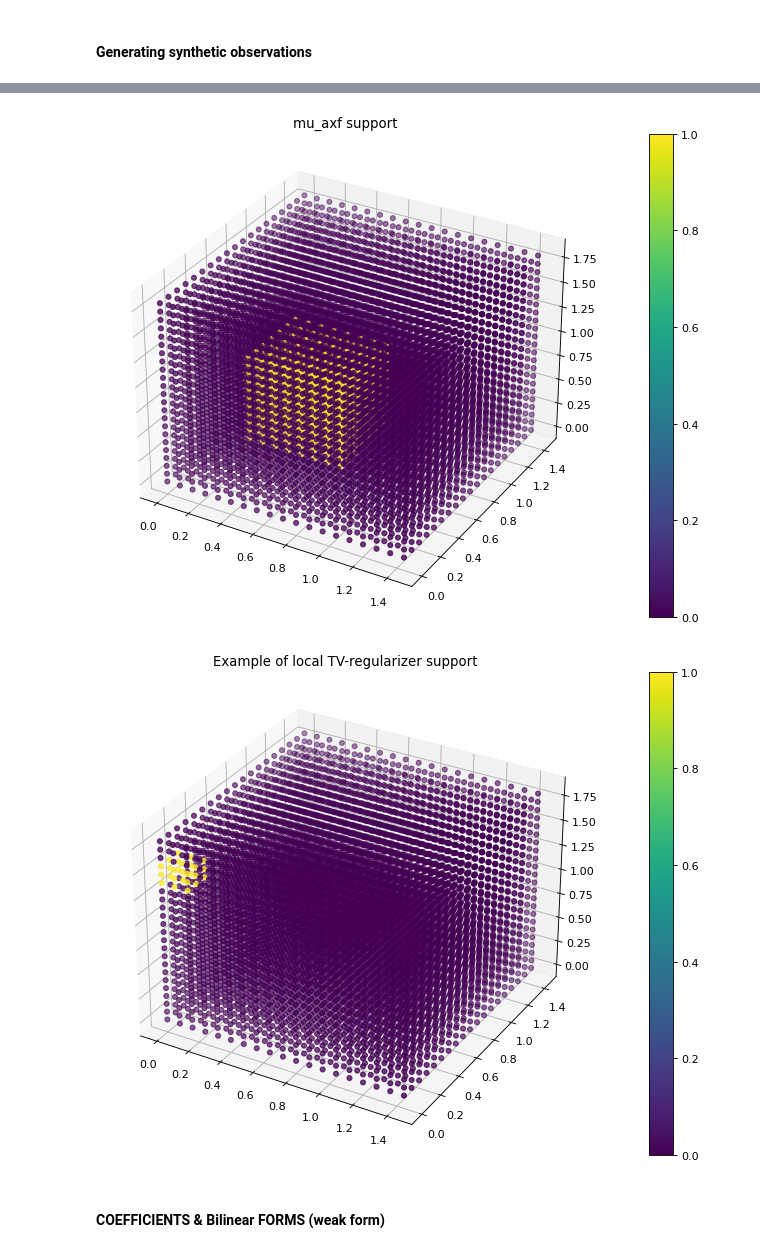
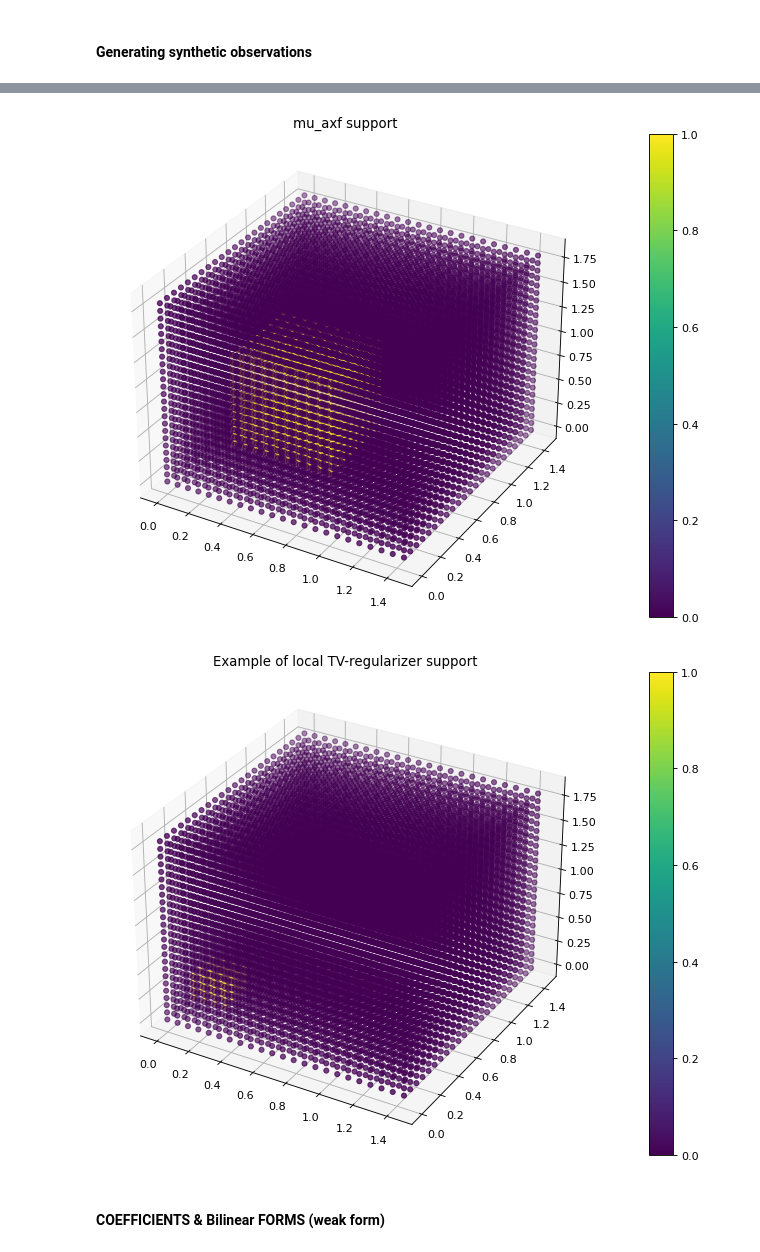
Before and after one commit to IBM/DOT, a Jupyter notebook: FDOTsynt-SrcEst-KLdiv-Scaled-cvxpy-mosek.ipynb, the cells around one changed output, grey strips where cells are left out. Cells and saved outputs as stored; diff of their text form; code cells hidden in the pictures.

```diff
--- a/FDOTsynt-SrcEst-KLdiv-Scaled-cvxpy-mosek.ipynb
+++ b/FDOTsynt-SrcEst-KLdiv-Scaled-cvxpy-mosek.ipynb
@@ -62,9 +62,9 @@ if PROBLEM == '2D':
 if PROBLEM == '3D':
 #     geometry = mshr.Cylinder(fem.Point((lb_x+rb_x)/2,(lb_y+rb_y)/2,lb_z), fem.Point((lb_x+rb_x)/2,(lb_y+rb_y)/2,rb_z), radius, radius)
 #     mesh = mshr.generate_mesh(geometry, 15)
-    Nel_x = 18#16#14
-    Nel_y = 18#16#14
-    Nel_z = 22#20#16
+    Nel_x = 22#16#14
+    Nel_y = 22#16#14
+    Nel_z = 24#20#16
 
 mesh = fem.BoxMesh(fem.Point(lb_x, lb_y, lb_z), fem.Point(rb_x, rb_y, rb_z), Nel_x, Nel_y, Nel_z)
 elements = 'tetrahedron'
@@ -123,11 +123,11 @@ Q  = fem.FunctionSpace(mesh, P1)
 # W = fem.FunctionSpace(mesh, mixed_el2)
 # %%
 #DEFINE SUPPORT OF mu_axf - a polytope in the form [x_l,x_r] x [y_l,y_r] x [z_l, z_r]
-y_r = 0.2*4
+y_r = 0.8#1.2
 y_l = 0.25
 
-x_r = 0.9
-x_l = 0.25
+x_r = 0.9#1.2
+x_l = 0.25#0.2
 
 z_l = 0.25
 z_r = (0.3+0.1)*3
@@ -149,39 +149,39 @@ def InsideCube(x,y,z,lb,rb):
         cond_y = (y < rb[1] and y >= lb[1])
 
     if rb[2] == rb_z:
         cond_z = (z <= rb[2] and z >= lb[2])
     else:
         cond_z = (z < rb[2] and z >= lb[2])
 
     if cond_x and cond_y and cond_z:
         return 1
     return 0
 
 dofs = Q.tabulate_dof_coordinates()
 
 for i in range(dofs.shape[0]):
     if InsideCube(dofs[i,0],dofs[i,1],dofs[i,2],[x_l,y_l,z_l],[x_r,y_r,z_r]):
         XiPhantom.vector()[i] = 1
     else:
         XiPhantom.vector()[i] = 0
 
 # for i in range(dofs.shape[0]):
 #     if dofs[i,2]<=0.3 and dofs[i,2]> 0.0005 and InsideSquare1(dofs[i,0],dofs[i,1]):
 #         XiPhantom.vector()[i] = 1
 #     else:
 #         XiPhantom.vector()[i] = 0
 
 plt.figure(num=None, figsize=(20, 8), dpi=80, facecolor='w', edgecolor='k')
 img = fem.plot(XiPhantom)
 plt.colorbar(img)
 tmp = plt.title('mu_axf support')
 # %% [output]
-[figure, old version]
+[figure, new version]
 # %%
 # DEFINE supports for local Total Variation regularization
-Nc_x = 8
-Nc_y = 8
-Nc_z = 8
+Nc_x = 6
+Nc_y = 6
+Nc_z = 6
 
 Cubes_xcoord = np.linspace(lb_x, rb_x, Nc_x+1, endpoint=True)
 Cubes_ycoord = np.linspace(lb_y, rb_y, Nc_y+1, endpoint=True)
@@ -207,7 +207,7 @@ img = fem.plot(tmp)
 plt.colorbar(img)
 tmp = plt.title('Example of local TV-regularizer support')
 # %% [output]
-[figure, old version]
+[figure, new version]
 # %% [markdown]
 #### COEFFICIENTS & Bilinear FORMS (weak form)
 # %%
```
Also changed, not shown: parts of 38 cells of this notebook.
